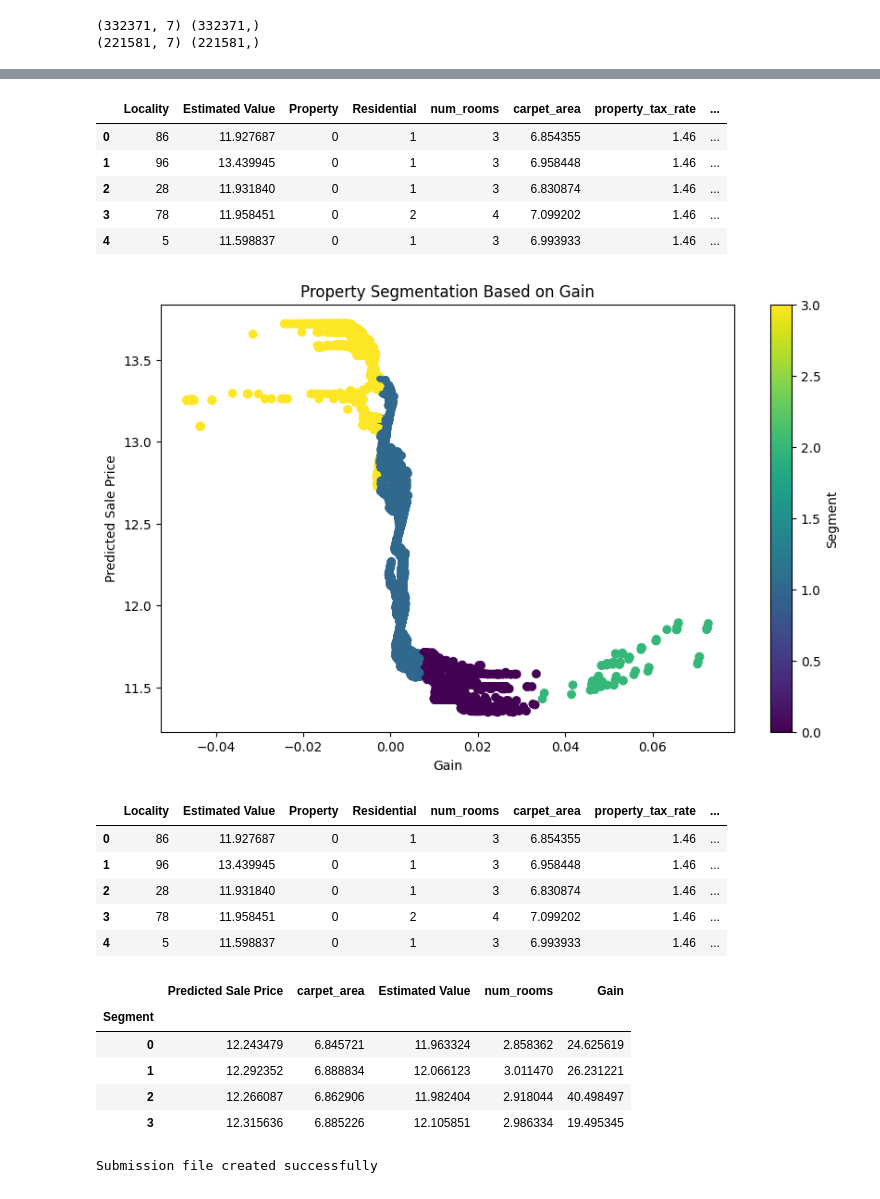
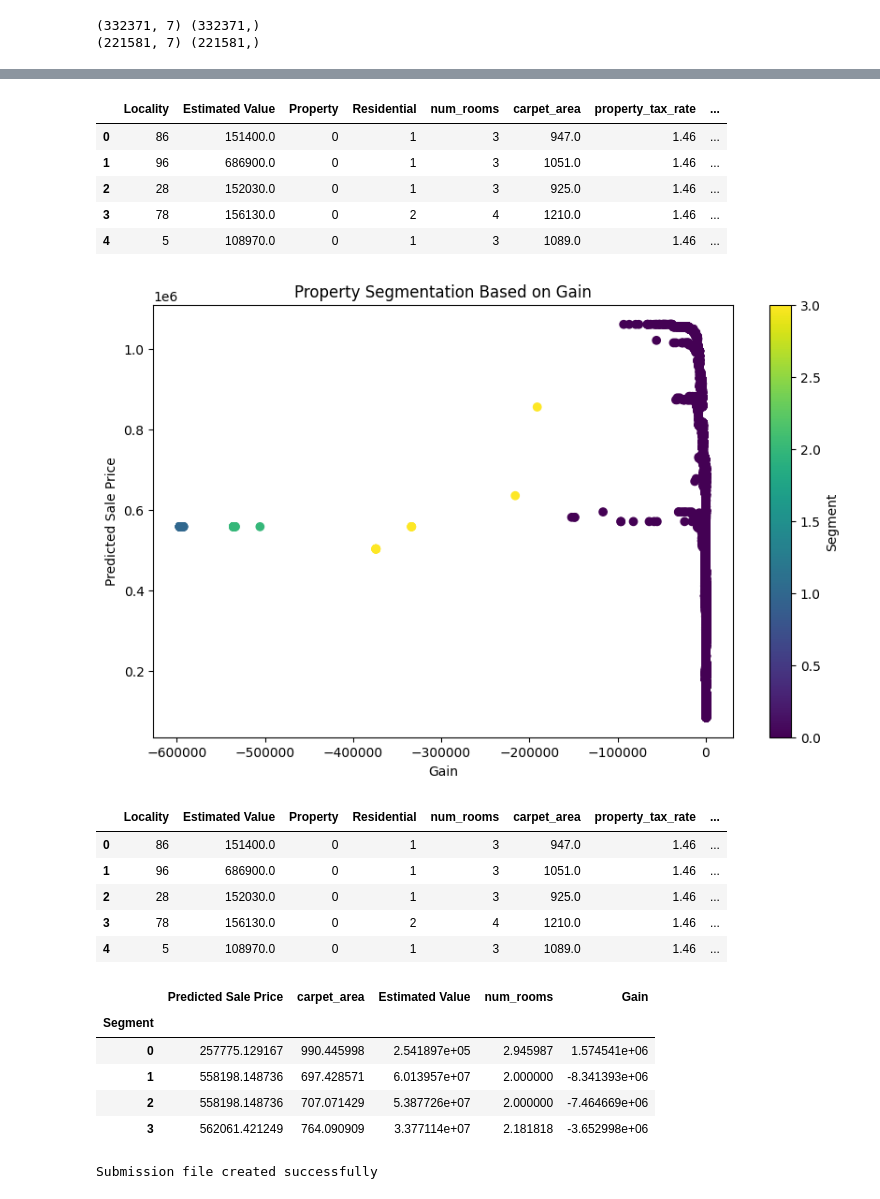
Before and after one commit to MNCEDISIMNCWABE/myportfolio, a Jupyter notebook: All_Files/Competitions/Property_Sale_Price_Segmentation.ipynb, the cells around one changed output, grey strips where cells are left out. Saved outputs shown, nothing was run; the diff lists cells and outputs as text; code cells hidden in the pictures.

```diff
--- a/All_Files/Competitions/Property_Sale_Price_Segmentation.ipynb
+++ b/All_Files/Competitions/Property_Sale_Price_Segmentation.ipynb
@@ -555,46 +555,53 @@ plot_feature_importance(rf_reg, X_train.columns)
 # %%
 # Predict sale prices for test data
-test_predictions = rf_reg.predict(test_encoded)
+test_predictions_log = rf_reg.predict(test_encoded)
+
+# Revert the log transformation
+test_predictions = np.expm1(test_predictions_log)
 
 # Segment properties based on gain
 test_encoded['Predicted Sale Price'] = test_predictions
+test_encoded['Estimated Value'] = np.expm1(test_encoded['Estimated Value'])  # Revert log transformation for Estimated Value
+test_encoded['carpet_area'] = np.expm1(test_encoded['carpet_area'])
 test_encoded['Gain'] = (test_encoded['Predicted Sale Price'] - test_encoded['Estimated Value']) / 100
+
+# Display the first few rows of the dataframe
 test_encoded.head()
 # %% [output]
 |  | Locality | Estimated Value | Property | Residential | num_rooms | carpet_area | property_tax_rate | ... |
-| 0 | 86 | 11.927687 | 0 | 1 | 3 | 6.854355 | 1.46 | ... |
-| 1 | 96 | 13.439945 | 0 | 1 | 3 | 6.958448 | 1.46 | ... |
-| 2 | 28 | 11.931840 | 0 | 1 | 3 | 6.830874 | 1.46 | ... |
-| 3 | 78 | 11.958451 | 0 | 2 | 4 | 7.099202 | 1.46 | ... |
-| 4 | 5 | 11.598837 | 0 | 1 | 3 | 6.993933 | 1.46 | ... |
+| 0 | 86 | 151400.0 | 0 | 1 | 3 | 947.0 | 1.46 | ... |
+| 1 | 96 | 686900.0 | 0 | 1 | 3 | 1051.0 | 1.46 | ... |
+| 2 | 28 | 152030.0 | 0 | 1 | 3 | 925.0 | 1.46 | ... |
+| 3 | 78 | 156130.0 | 0 | 2 | 4 | 1210.0 | 1.46 | ... |
+| 4 | 5 | 108970.0 | 0 | 1 | 3 | 1089.0 | 1.46 | ... |
 # %%
-def predict_and_segment(model, test_encoded):
+def segment(model, test_encoded):
 
     # Use KMeans to create 4 segments
     kmeans = KMeans(n_clusters=4, random_state=42)
     test_encoded['Segment'] = kmeans.fit_predict(test_encoded[['Gain']])
 
     # Visualize the segments
     plt.figure(figsize=(10, 6))
     plt.scatter(test_encoded['Gain'], test_encoded['Predicted Sale Price'], c=test_encoded['Segment'], cmap='viridis')
     plt.title('Property Segmentation Based on Gain')
     plt.xlabel('Gain')
     plt.ylabel('Predicted Sale Price')
     plt.colorbar(label='Segment')
     plt.show()
 
     return test_encoded, kmeans
 
-test_encoded, kmeans = predict_and_segment(rf_reg, test_encoded)
+test_encoded, kmeans = segment(rf_reg, test_encoded)
 test_encoded.head()
 # %% [output]
-[figure, old version]
+[figure, new version]
 |  | Locality | Estimated Value | Property | Residential | num_rooms | carpet_area | property_tax_rate | ... |
-| 0 | 86 | 11.927687 | 0 | 1 | 3 | 6.854355 | 1.46 | ... |
-| 1 | 96 | 13.439945 | 0 | 1 | 3 | 6.958448 | 1.46 | ... |
-| 2 | 28 | 11.931840 | 0 | 1 | 3 | 6.830874 | 1.46 | ... |
-| 3 | 78 | 11.958451 | 0 | 2 | 4 | 7.099202 | 1.46 | ... |
-| 4 | 5 | 11.598837 | 0 | 1 | 3 | 6.993933 | 1.46 | ... |
+| 0 | 86 | 151400.0 | 0 | 1 | 3 | 947.0 | 1.46 | ... |
+| 1 | 96 | 686900.0 | 0 | 1 | 3 | 1051.0 | 1.46 | ... |
+| 2 | 28 | 152030.0 | 0 | 1 | 3 | 925.0 | 1.46 | ... |
+| 3 | 78 | 156130.0 | 0 | 2 | 4 | 1210.0 | 1.46 | ... |
+| 4 | 5 | 108970.0 | 0 | 1 | 3 | 1089.0 | 1.46 | ... |
 # %%
 def aggregate_user_segments(df):
     """
@@ -615,10 +622,10 @@ aggregate_user_segments(test_encoded)
 # %% [output]
 |  | Predicted Sale Price | carpet_area | Estimated Value | num_rooms | Gain |
 | Segment |  |  |  |  |  |
-| 0 | 12.243479 | 6.845721 | 11.963324 | 2.858362 | 24.625619 |
-| 1 | 12.292352 | 6.888834 | 12.066123 | 3.011470 | 26.231221 |
-| 2 | 12.266087 | 6.862906 | 11.982404 | 2.918044 | 40.498497 |
-| 3 | 12.315636 | 6.885226 | 12.105851 | 2.986334 | 19.495345 |
+| 0 | 257775.129167 | 990.445998 | 2.541897e+05 | 2.945987 | 1.574541e+06 |
+| 1 | 558198.148736 | 697.428571 | 6.013957e+07 | 2.000000 | -8.341393e+06 |
+| 2 | 558198.148736 | 707.071429 | 5.387726e+07 | 2.000000 | -7.464669e+06 |
+| 3 | 562061.421249 | 764.090909 | 3.377114e+07 | 2.181818 | -3.652998e+06 |
 # %%
 test_encoded[['Segment']].to_csv('/Users/mncedisimncwabe/Downloads/segment_predicted.csv', index=False)
 print("Submission file created successfully")
```
Also changed, not shown: parts of 2 cells of this notebook.
